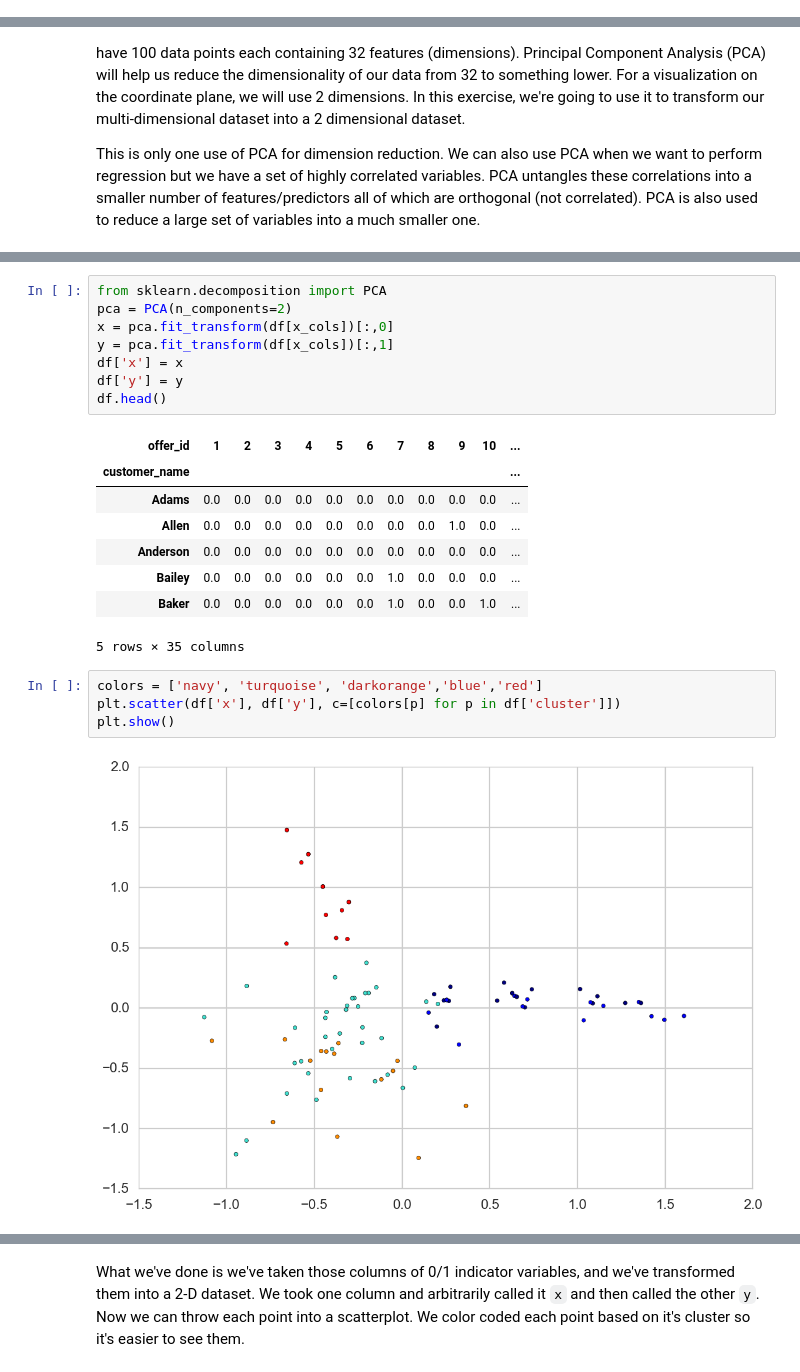
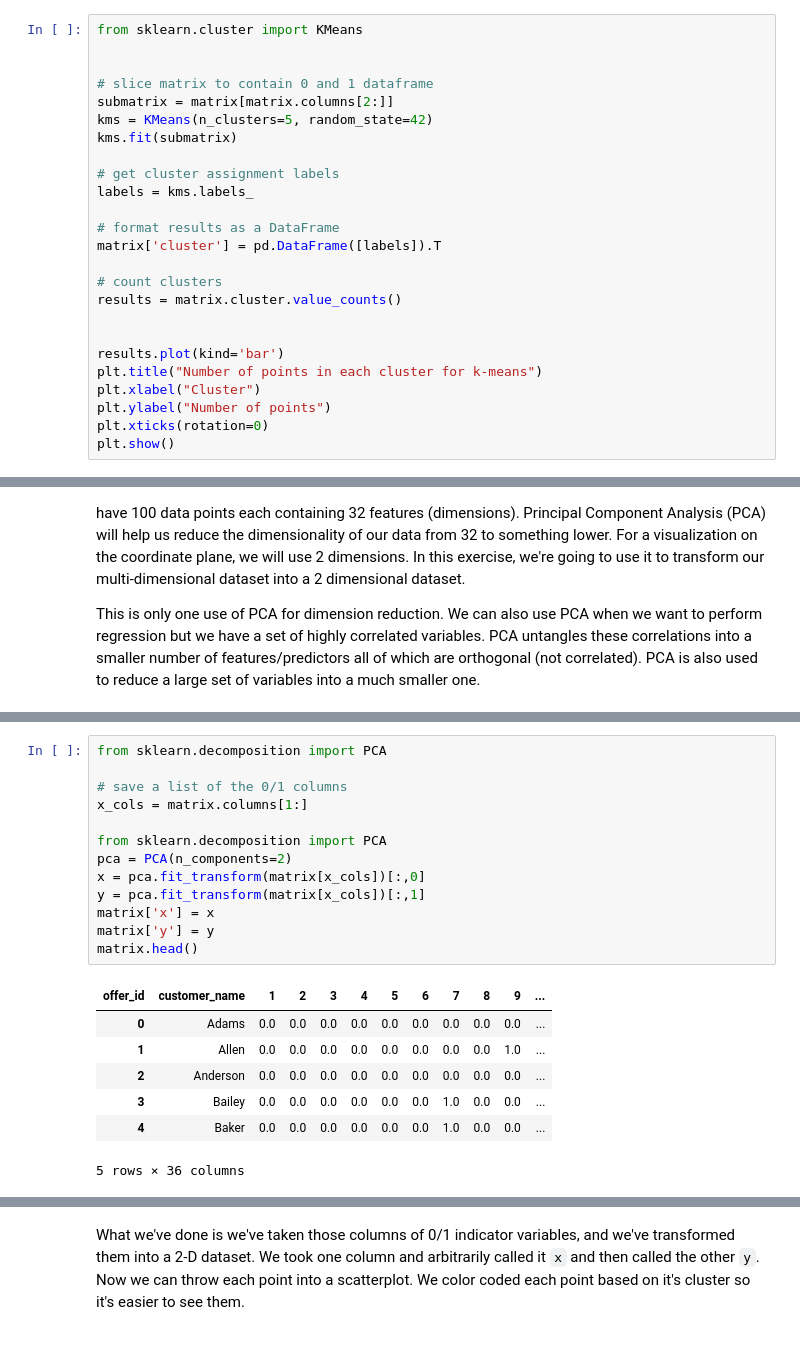
Before and after one commit to TancyKao/SP_miniProjs, a Jupyter notebook: Mini_Project_Clustering_Result.ipynb, the cells around one changed output, grey strips where cells are left out. Cells and saved outputs as stored; diff of their text form; blank space fills up the shorter version.

```diff
--- a/Mini_Project_Clustering_Result.ipynb
+++ b/Mini_Project_Clustering_Result.ipynb
@@ -101,0 +105,25 @@ Name: cluster, dtype: int64
+# %%
+from sklearn.cluster import KMeans
+
+
+# slice matrix to contain 0 and 1 dataframe
+submatrix = matrix[matrix.columns[2:]]
+kms = KMeans(n_clusters=5, random_state=42)
+kms.fit(submatrix)
+
+# get cluster assignment labels
+labels = kms.labels_
+
+# format results as a DataFrame
+matrix['cluster'] = pd.DataFrame([labels]).T
+
+# count clusters
+results = matrix.cluster.value_counts()
+
+
+results.plot(kind='bar')
+plt.title("Number of points in each cluster for k-means")
+plt.xlabel("Cluster")
+plt.ylabel("Number of points")
+plt.xticks(rotation=0)
+plt.show()
@@ -164,23 +306,21 @@ df[x_cols].head()
 # %%
 from sklearn.decomposition import PCA
+
+# save a list of the 0/1 columns
+x_cols = matrix.columns[1:]
+
+from sklearn.decomposition import PCA
 pca = PCA(n_components=2)
-x = pca.fit_transform(df[x_cols])[:,0]
-y = pca.fit_transform(df[x_cols])[:,1]
-df['x'] = x
-df['y'] = y
-df.head()
+x = pca.fit_transform(matrix[x_cols])[:,0]
+y = pca.fit_transform(matrix[x_cols])[:,1]
+matrix['x'] = x
+matrix['y'] = y
+matrix.head()
 # %% [output]
-| offer_id | 1 | 2 | 3 | 4 | 5 | 6 | 7 | 8 | 9 | 10 | ... |
-| customer_name |  |  |  |  |  |  |  |  |  |  | ... |
-| Adams | 0.0 | 0.0 | 0.0 | 0.0 | 0.0 | 0.0 | 0.0 | 0.0 | 0.0 | 0.0 | ... |
-| Allen | 0.0 | 0.0 | 0.0 | 0.0 | 0.0 | 0.0 | 0.0 | 0.0 | 1.0 | 0.0 | ... |
-| Anderson | 0.0 | 0.0 | 0.0 | 0.0 | 0.0 | 0.0 | 0.0 | 0.0 | 0.0 | 0.0 | ... |
-| Bailey | 0.0 | 0.0 | 0.0 | 0.0 | 0.0 | 0.0 | 1.0 | 0.0 | 0.0 | 0.0 | ... |
-| Baker | 0.0 | 0.0 | 0.0 | 0.0 | 0.0 | 0.0 | 1.0 | 0.0 | 0.0 | 1.0 | ... |
+| offer_id | customer_name | 1 | 2 | 3 | 4 | 5 | 6 | 7 | 8 | 9 | ... |
+| 0 | Adams | 0.0 | 0.0 | 0.0 | 0.0 | 0.0 | 0.0 | 0.0 | 0.0 | 0.0 | ... |
+| 1 | Allen | 0.0 | 0.0 | 0.0 | 0.0 | 0.0 | 0.0 | 0.0 | 0.0 | 1.0 | ... |
+| 2 | Anderson | 0.0 | 0.0 | 0.0 | 0.0 | 0.0 | 0.0 | 0.0 | 0.0 | 0.0 | ... |
+| 3 | Bailey | 0.0 | 0.0 | 0.0 | 0.0 | 0.0 | 0.0 | 1.0 | 0.0 | 0.0 | ... |
+| 4 | Baker | 0.0 | 0.0 | 0.0 | 0.0 | 0.0 | 0.0 | 1.0 | 0.0 | 0.0 | ... |
-5 rows × 35 columns
+5 rows × 36 columns
-# %%
-colors = ['navy', 'turquoise', 'darkorange','blue','red']
-plt.scatter(df['x'], df['y'], c=[colors[p] for p in df['cluster']])
-plt.show()
-# %% [output]
-[figure, removed]
```
Also changed, not shown: parts of 24 cells of this notebook.
